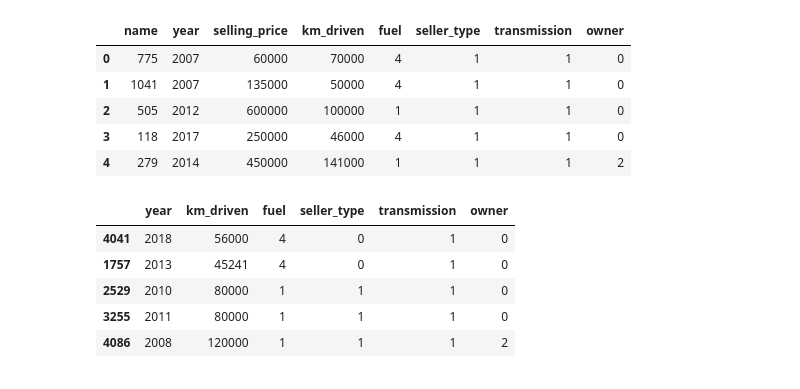
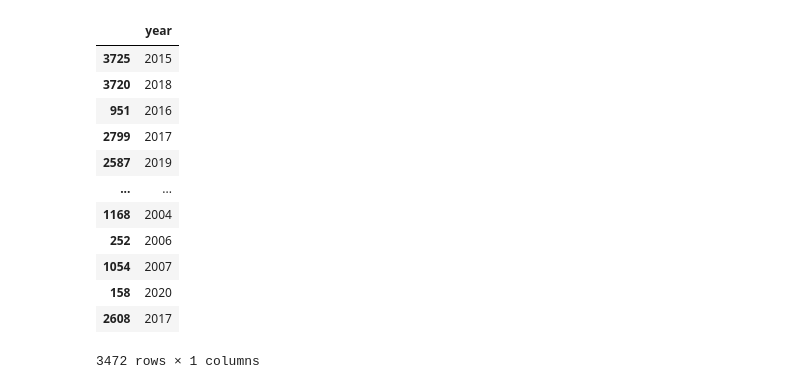
Before and after one commit to praxton74/Assignment-1-2025, a Jupyter notebook: linear_regression.ipynb, the cells around one changed output. Drawn from its saved outputs; the diff is of its cells as text; code cells hidden in the pictures.

```diff
--- a/linear_regression.ipynb
+++ b/linear_regression.ipynb
@@ -5,7 +1,7 @@ Name: Shreyansh Tiwari
 # %%
 import pandas as pd
-car=pd.read_csv('car.csv')
-car.head()
+cardetail = pd.read_csv('/content/CAR DETAILS FROM CAR DEKHO.csv')
+cardetail
 # %% [output]
 |  | name | year | selling_price | km_driven | fuel | seller_type | transmission | owner |
 | 0 | Maruti 800 AC | 2007 | 60000 | 70000 | Petrol | Individual | Manual | First Owner |
@@ -39 +72,4 @@ plt.show()
+# %%
+y = cardetail[['selling_price']]
+x = cardetail[['year']]
 # %%
@@ -48,12 +76,0 @@ car.owner = le.fit_transform(car.owner)
-# %%
-car.head()
-# %% [output]
-|  | name | year | selling_price | km_driven | fuel | seller_type | transmission | owner |
-| 0 | 775 | 2007 | 60000 | 70000 | 4 | 1 | 1 | 0 |
-| 1 | 1041 | 2007 | 135000 | 50000 | 4 | 1 | 1 | 0 |
-| 2 | 505 | 2012 | 600000 | 100000 | 1 | 1 | 1 | 0 |
-| 3 | 118 | 2017 | 250000 | 46000 | 4 | 1 | 1 | 0 |
-| 4 | 279 | 2014 | 450000 | 141000 | 1 | 1 | 1 | 2 |
-# %%
-y=car[['selling_price']]
-x=car[['year','km_driven','fuel','seller_type','transmission','owner']]
@@ -63,11 +77,18 @@ from sklearn.linear_model import LinearRegression
 # %%
-x_train, x_test, y_train, y_test = train_test_split(x, y, test_size=0.3)
+x_train,x_test,y_train,y_test=train_test_split(x,y,test_size=0.2)
 # %%
-x_train.head()
+x_train
 # %% [output]
-|  | year | km_driven | fuel | seller_type | transmission | owner |
-| 4041 | 2018 | 56000 | 4 | 0 | 1 | 0 |
-| 1757 | 2013 | 45241 | 4 | 0 | 1 | 0 |
-| 2529 | 2010 | 80000 | 1 | 1 | 1 | 0 |
-| 3255 | 2011 | 80000 | 1 | 1 | 1 | 0 |
-| 4086 | 2008 | 120000 | 1 | 1 | 1 | 2 |
+|  | year |
+| 3725 | 2015 |
+| 3720 | 2018 |
+| 951 | 2016 |
+| 2799 | 2017 |
+| 2587 | 2019 |
+| ... | ... |
+| 1168 | 2004 |
+| 252 | 2006 |
+| 1054 | 2007 |
+| 158 | 2020 |
+| 2608 | 2017 |
+3472 rows × 1 columns
```
Also changed, not shown: parts of 30 cells of this notebook.
